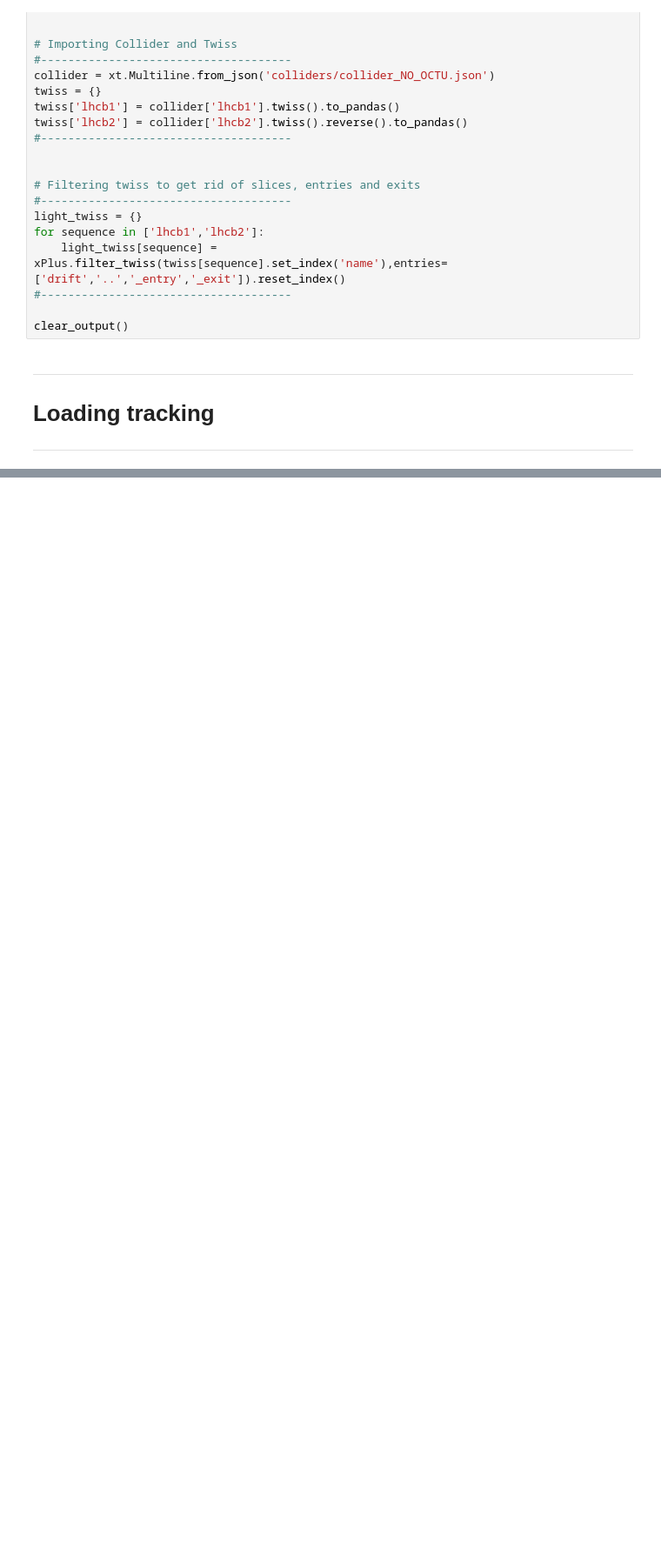
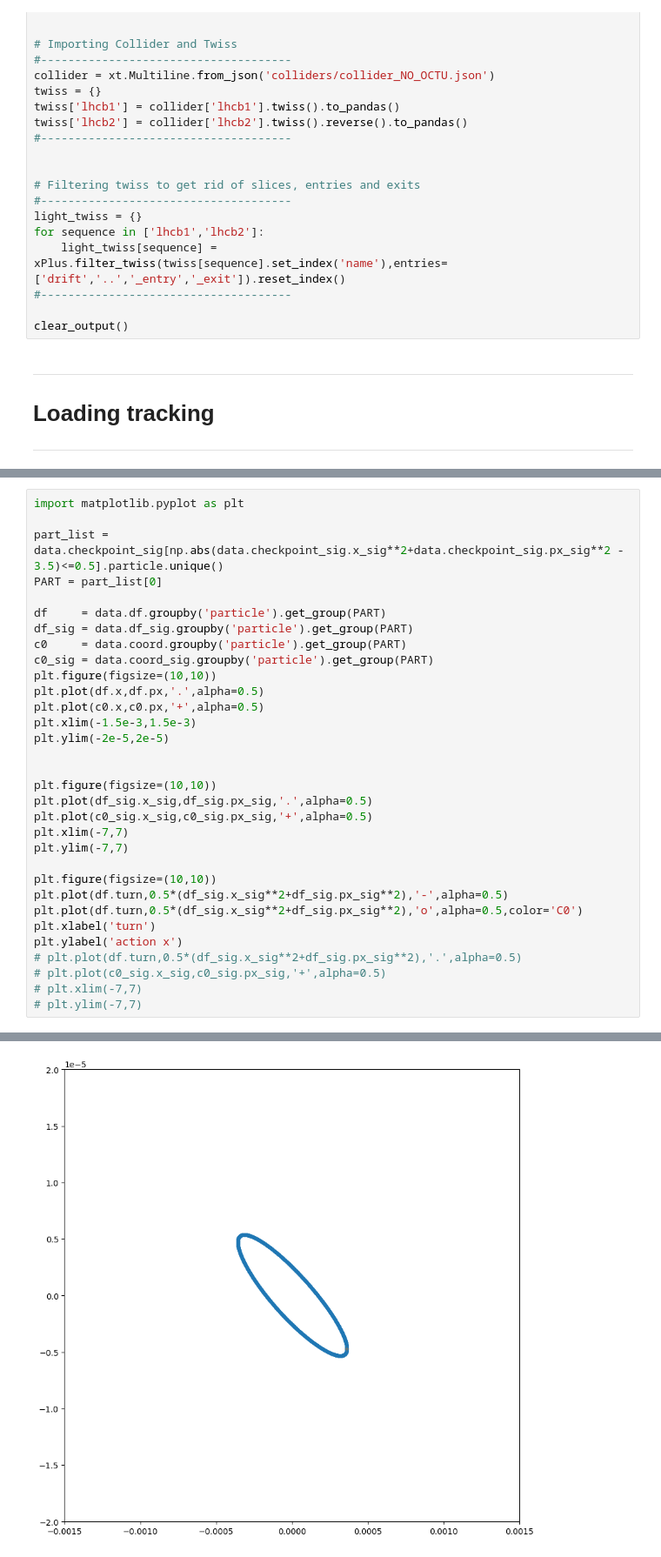
Before and after one commit to pbelange/BBStudies, a Jupyter notebook: study_signature/inspect_colliders.ipynb, the cells around one changed output, grey strips where cells are left out. Shown at 87% size. Cells and saved outputs as stored; diff of their text form; blank space fills up the shorter version.

```diff
--- a/study_signature/inspect_colliders.ipynb
+++ b/study_signature/inspect_colliders.ipynb
@@ -76,0 +116,33 @@ data
+# %%
+import matplotlib.pyplot as plt
+
+part_list = data.checkpoint_sig[np.abs(data.checkpoint_sig.x_sig**2+data.checkpoint_sig.px_sig**2 - 3.5)<=0.5].particle.unique()
+PART = part_list[0]
+
+df     = data.df.groupby('particle').get_group(PART)
+df_sig = data.df_sig.groupby('particle').get_group(PART)
+c0     = data.coord.groupby('particle').get_group(PART)
+c0_sig = data.coord_sig.groupby('particle').get_group(PART)
+plt.figure(figsize=(10,10))
+plt.plot(df.x,df.px,'.',alpha=0.5)
+plt.plot(c0.x,c0.px,'+',alpha=0.5)
+plt.xlim(-1.5e-3,1.5e-3)
+plt.ylim(-2e-5,2e-5)
+
+
+plt.figure(figsize=(10,10))
+plt.plot(df_sig.x_sig,df_sig.px_sig,'.',alpha=0.5)
+plt.plot(c0_sig.x_sig,c0_sig.px_sig,'+',alpha=0.5)
+plt.xlim(-7,7)
+plt.ylim(-7,7)
+
+plt.figure(figsize=(10,10))
+plt.plot(df.turn,0.5*(df_sig.x_sig**2+df_sig.px_sig**2),'-',alpha=0.5)
+plt.plot(df.turn,0.5*(df_sig.x_sig**2+df_sig.px_sig**2),'o',alpha=0.5,color='C0')
+plt.xlabel('turn')
+plt.ylabel('action x')
+# plt.plot(df.turn,0.5*(df_sig.x_sig**2+df_sig.px_sig**2),'.',alpha=0.5)
+# plt.plot(c0_sig.x_sig,c0_sig.px_sig,'+',alpha=0.5)
+# plt.xlim(-7,7)
+# plt.ylim(-7,7)
+# %% [output]
@@ -76,0 +150 @@ data
+[figure, added]
```
Also changed, not shown: parts of 7 cells of this notebook, 9 other files.
